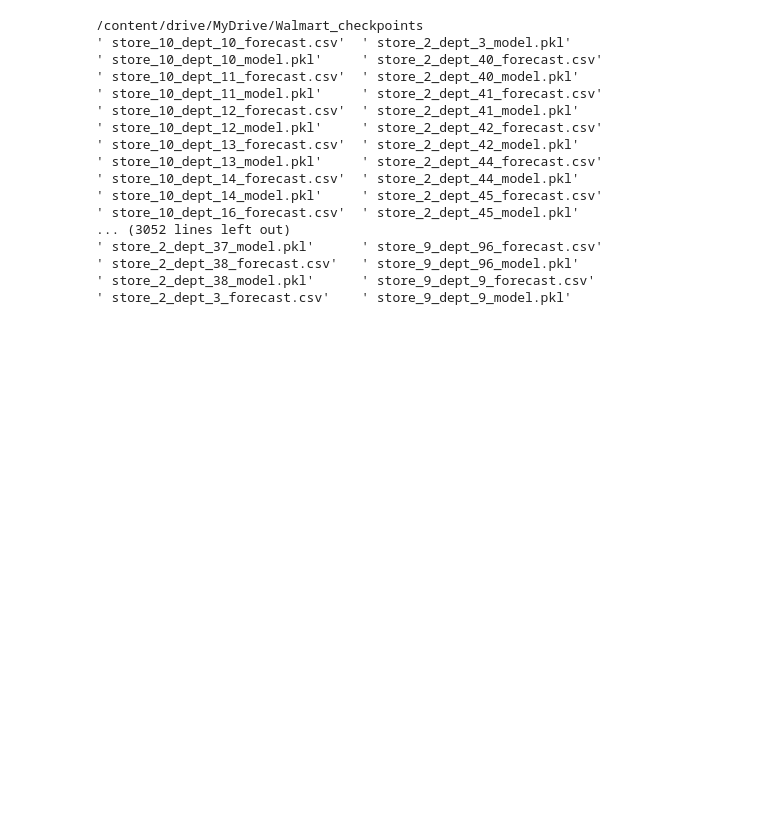
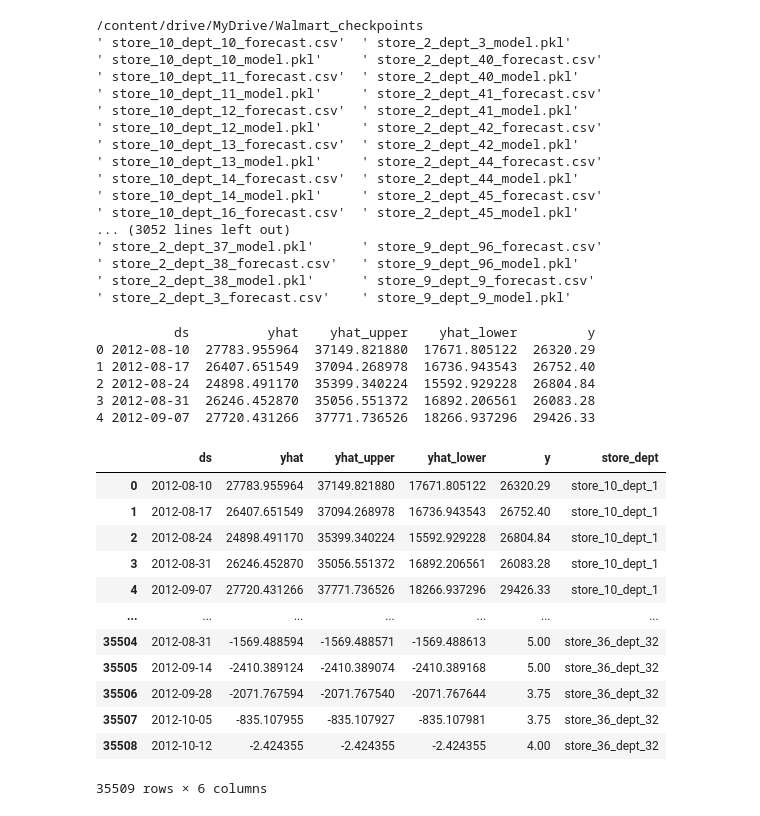
Before and after one commit to hoangquan1503/Walmart_sales_forecasting, a Jupyter notebook: notebook/model.ipynb, the cells around one changed output. Saved outputs shown, nothing was run; the diff lists cells and outputs as text; code cells hidden in the pictures; blank space fills up the shorter version.

```diff
--- a/notebook/model.ipynb
+++ b/notebook/model.ipynb
@@ -300,4 +409,13 @@ MAE: 2586.48 | RMSE: 3123.98 | WAPE: 0.19
 ' store_2_dept_38_model.pkl'      ' store_9_dept_9_forecast.csv'
 ' store_2_dept_3_forecast.csv'    ' store_9_dept_9_model.pkl'
 # %%
-print(prophet_predictions[[pred for pred in prophet_data['store_dept'].unique()]].head(5))
+# Gộp tất cả dự báo thành một DataFrame
+all_forecasts = pd.concat(prophet_predictions.values(), ignore_index=True)
+print(all_forecasts.head())
+# %% [output]
+          ds          yhat    yhat_upper    yhat_lower         y
+0 2012-08-10  27783.955964  37149.821880  17671.805122  26320.29
+1 2012-08-17  26407.651549  37094.268978  16736.943543  26752.40
+2 2012-08-24  24898.491170  35399.340224  15592.929228  26804.84
+3 2012-08-31  26246.452870  35056.551372  16892.206561  26083.28
+4 2012-09-07  27720.431266  37771.736526  18266.937296  29426.33
@@ -309,4 +430,18 @@ print(df_prophet_pred)
 # %%
-df_prophet_pred.groupby('store_dept').reset_index()
+df_prophet_pred.groupby('store_dept').count().reset_index()
 df_prophet_pred
+# %% [output]
+|  | ds | yhat | yhat_upper | yhat_lower | y | store_dept |
+| 0 | 2012-08-10 | 27783.955964 | 37149.821880 | 17671.805122 | 26320.29 | store_10_dept_1 |
+| 1 | 2012-08-17 | 26407.651549 | 37094.268978 | 16736.943543 | 26752.40 | store_10_dept_1 |
+| 2 | 2012-08-24 | 24898.491170 | 35399.340224 | 15592.929228 | 26804.84 | store_10_dept_1 |
+| 3 | 2012-08-31 | 26246.452870 | 35056.551372 | 16892.206561 | 26083.28 | store_10_dept_1 |
+| 4 | 2012-09-07 | 27720.431266 | 37771.736526 | 18266.937296 | 29426.33 | store_10_dept_1 |
+| ... | ... | ... | ... | ... | ... | ... |
+| 35504 | 2012-08-31 | -1569.488594 | -1569.488571 | -1569.488613 | 5.00 | store_36_dept_32 |
+| 35505 | 2012-09-14 | -2410.389124 | -2410.389074 | -2410.389168 | 5.00 | store_36_dept_32 |
+| 35506 | 2012-09-28 | -2071.767594 | -2071.767540 | -2071.767644 | 3.75 | store_36_dept_32 |
+| 35507 | 2012-10-05 | -835.107955 | -835.107927 | -835.107981 | 3.75 | store_36_dept_32 |
+| 35508 | 2012-10-12 | -2.424355 | -2.424355 | -2.424355 | 4.00 | store_36_dept_32 |
+35509 rows × 6 columns
 # %%
```
Also changed, not shown: parts of 6 cells of this notebook, 1 other file.
